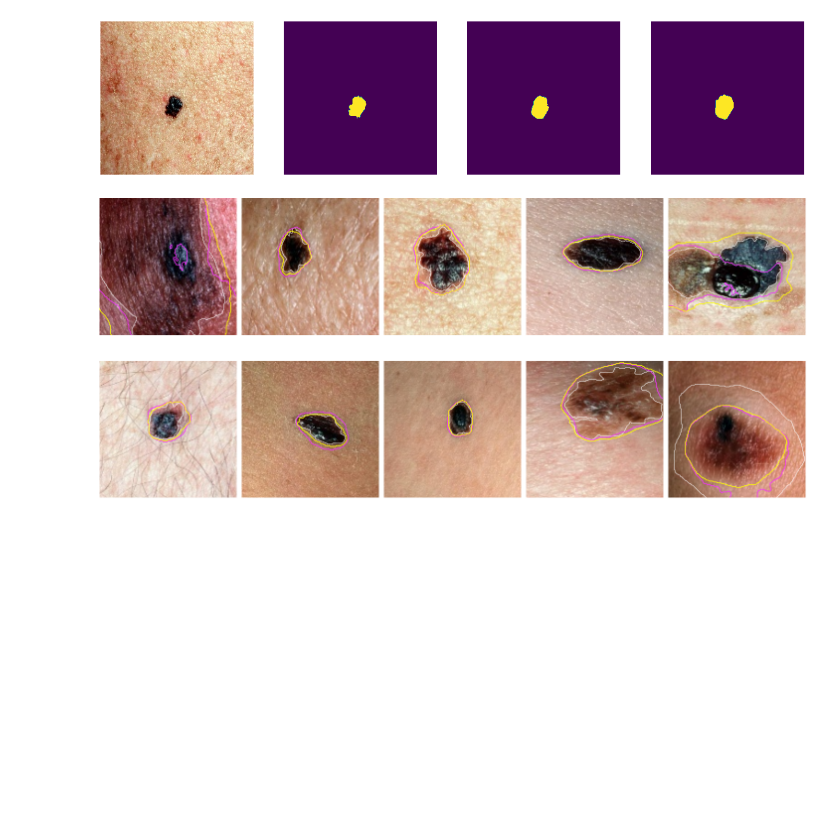
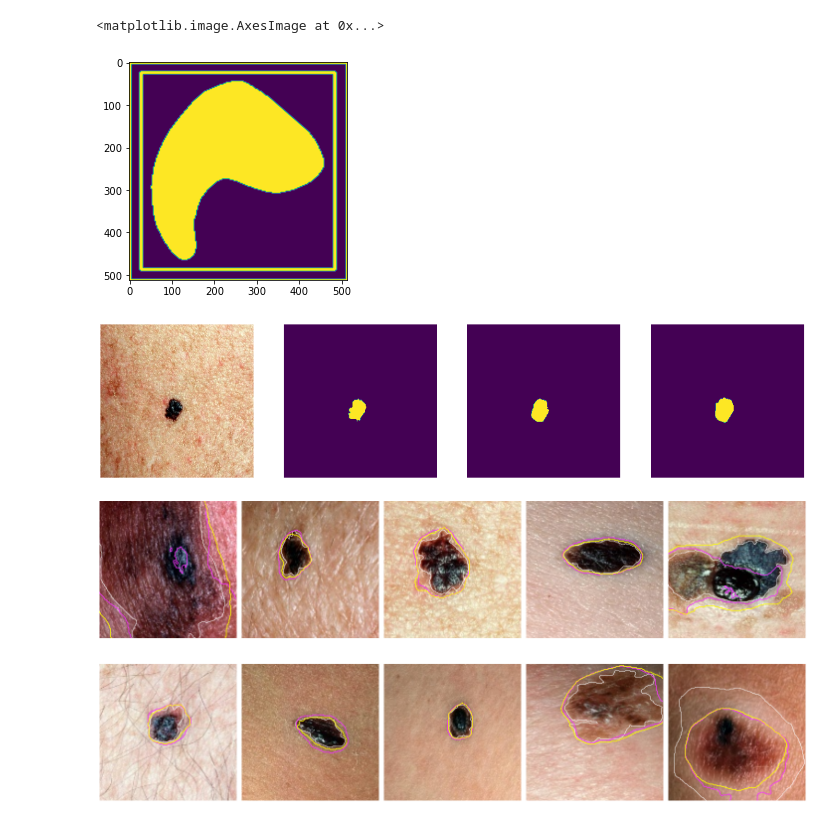
Before and after one commit to marinbenc/domain-specific-transforms, a Jupyter notebook: viz.ipynb, the cells around one changed output. Drawn from its saved outputs; the diff is of its cells as text; code cells hidden in the pictures; blank space fills up the shorter version.

```diff
--- a/viz.ipynb
+++ b/viz.ipynb
@@ -31,3 +76,21 @@ preds_stnunet = [cv.imread(p.join(stnunet, f), cv.IMREAD_GRAYSCALE) for f in nat
+# %%
+# convert to [-1, 1]
+x_t = (x + w / 2) / label.shape[1] * 2 - 1
+y_t = (y + h / 2) / label.shape[0] * 2 - 1
+
+theta = np.array([[1 / scale_x, 0, x_t], [0, 1 / scale_y, y_t]])
+
+theta = torch.from_numpy(theta).unsqueeze(0).float()
+
+label_tensor = torch.from_numpy(label).unsqueeze(0).unsqueeze(0).float()
+
+grid = F.affine_grid(theta, label_tensor.size(), align_corners=False)
+label_t_torch = F.grid_sample(label_tensor, grid, align_corners=False).squeeze().squeeze().numpy()
+
+plt.imshow(label_t_torch)
+# %% [output]
+<matplotlib.image.AxesImage at 0x...>
+[figure, added]
 # %%
 for i, (x, y) in enumerate(whole_dataset):
   if i < 70:
```
Also changed, not shown: parts of 8 cells of this notebook, 12 other files.
